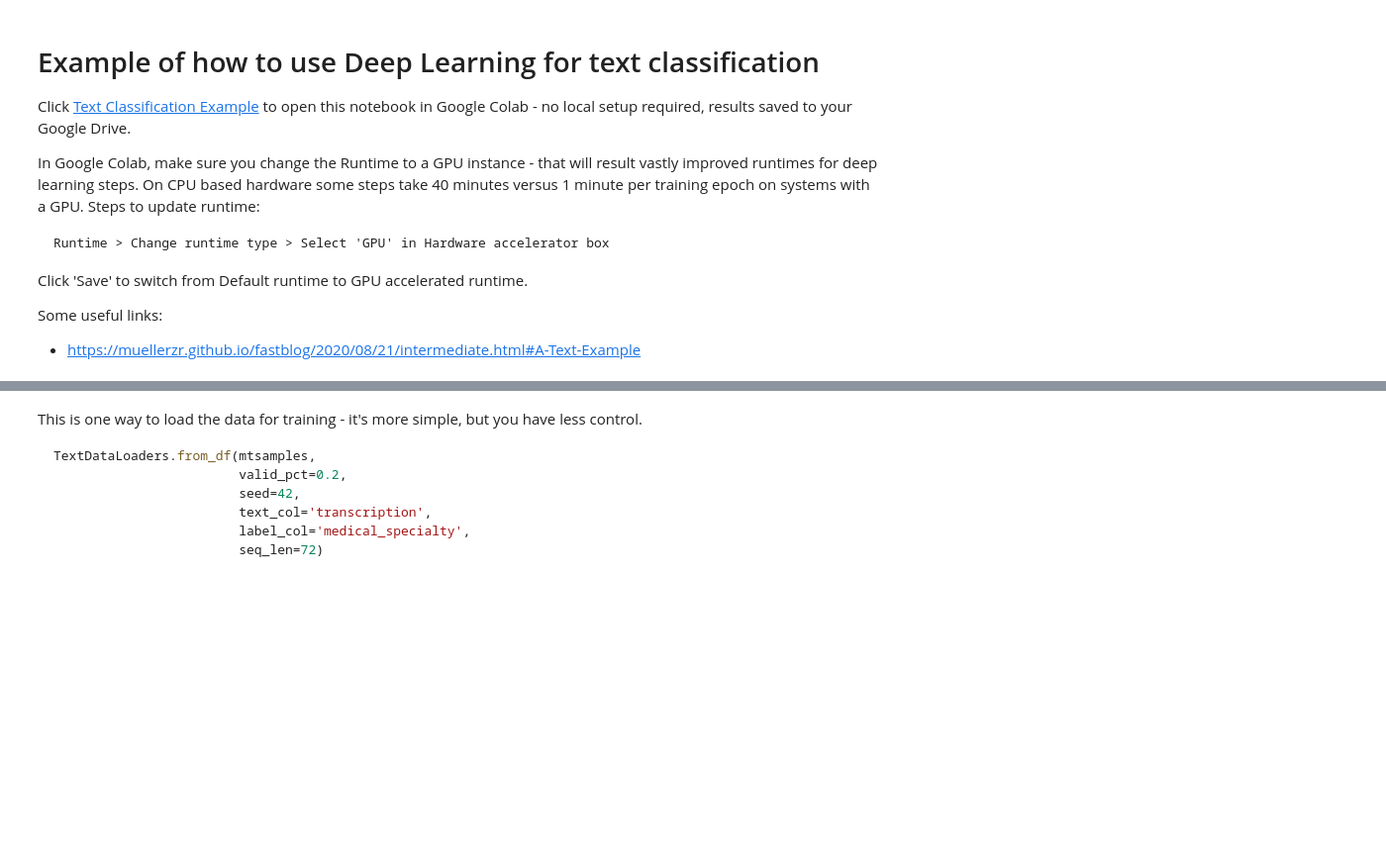
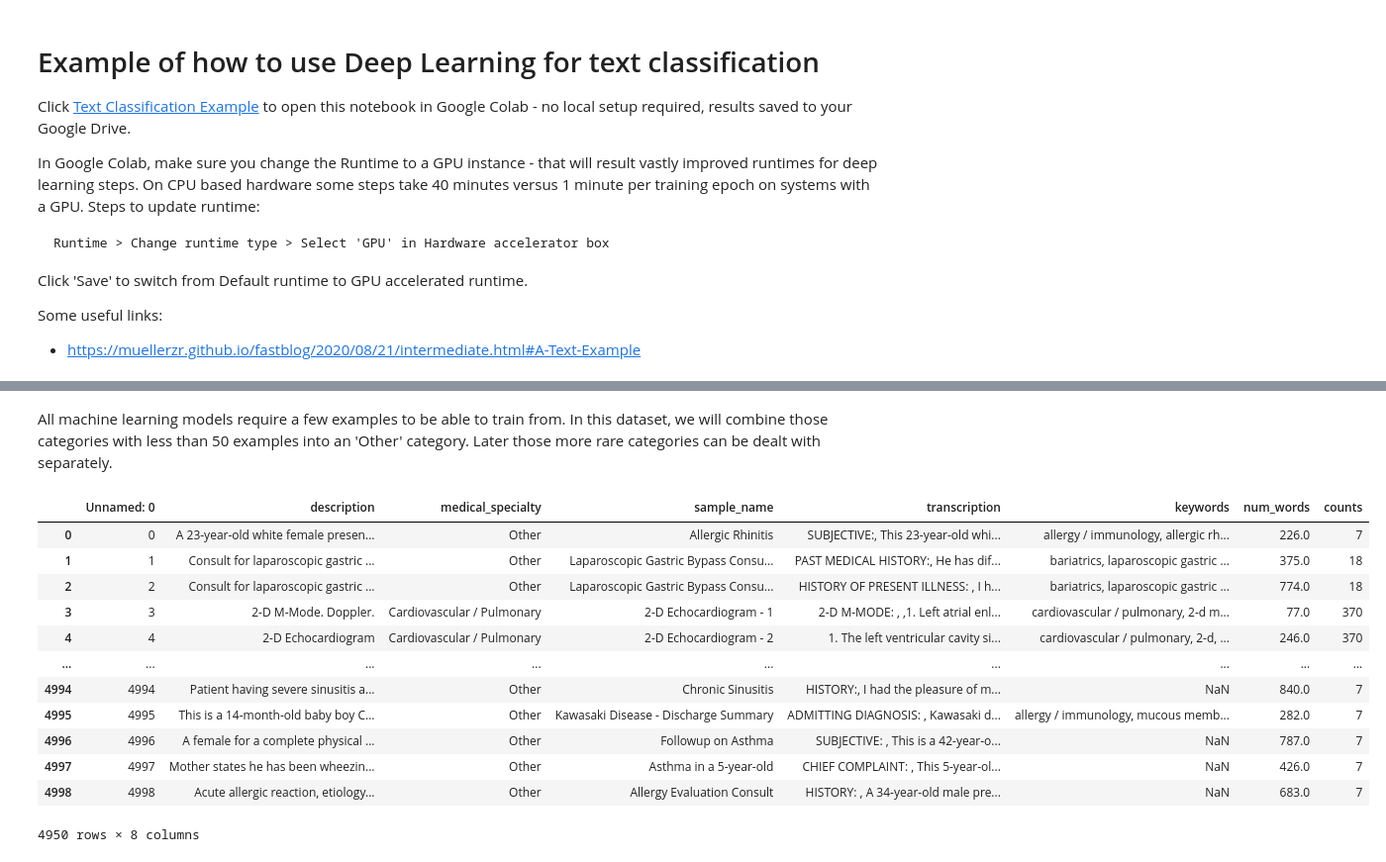
Before and after one commit to magic-lantern/coprh-nlp-2021, a Jupyter notebook: text_classification_colab.ipynb, the cells around one changed output, grey strips where cells are left out. Shown at 99% size. Cells and saved outputs as stored; diff of their text form; code cells hidden in the pictures; blank space fills up the shorter version.

````diff
--- a/text_classification_colab.ipynb
+++ b/text_classification_colab.ipynb
@@ -33,2 +31,12 @@ sequence_length = 512
+# %%
+# outside Google Colab, I'm not using fastbook
+if 'fastbook' in vars() or 'fastbook' in globals():
+    data_path = fastbook.gdrive / Path('data')
+    model_path = fastbook.gdrive / Path('models')
+else:
+    data_path = Path.cwd() / Path('data')
+    model_path = Path.cwd() / Path('models')
+data_file = data_path / 'mtsamples.csv'
+sequence_length = 512
 # %%
 data_file
@@ -44,3 +56,5 @@ else:
 # %%
 mtsamples = pd.read_csv(str(data_path) + '/mtsamples.csv')
+# remove leading/trailing spaces from text fields
+mtsamples = mtsamples.applymap(lambda x: x.strip() if isinstance(x, str) else x)
 mtsamples.head()
@@ -67,11 +219,0 @@ mtsamples.medical_specialty.value_counts()
-# %% [markdown]
-This is one way to load the data for training - it's more simple, but you have less control.
-
-```python
-TextDataLoaders.from_df(mtsamples,
-                        valid_pct=0.2,
-                        seed=42,
-                        text_col='transcription',
-                        label_col='medical_specialty',
-                        seq_len=72)
-```
@@ -84,0 +220,20 @@ dls_lm = DataBlock(
+# %% [markdown]
+All machine learning models require a few examples to be able to train from. In this dataset, we will combine those categories with less than 50 examples into an 'Other' category. Later those more rare categories can be dealt with separately.
+# %%
+mtsamples['counts'] = mtsamples.groupby(['medical_specialty'])['transcription'].transform('count')
+# %%
+mtsamples.head()
+# %% [output]
+|  | Unnamed: 0 | description | medical_specialty | sample_name | transcription | keywords | num_words | counts |
+| 0 | 0 | A 23-year-old white female presen... | Other | Allergic Rhinitis | SUBJECTIVE:, This 23-year-old whi... | allergy / immunology, allergic rh... | 226.0 | 7 |
+| 1 | 1 | Consult for laparoscopic gastric ... | Other | Laparoscopic Gastric Bypass Consu... | PAST MEDICAL HISTORY:, He has dif... | bariatrics, laparoscopic gastric ... | 375.0 | 18 |
+| 2 | 2 | Consult for laparoscopic gastric ... | Other | Laparoscopic Gastric Bypass Consu... | HISTORY OF PRESENT ILLNESS: , I h... | bariatrics, laparoscopic gastric ... | 774.0 | 18 |
+| 3 | 3 | 2-D M-Mode. Doppler. | Cardiovascular / Pulmonary | 2-D Echocardiogram - 1 | 2-D M-MODE: , ,1. Left atrial enl... | cardiovascular / pulmonary, 2-d m... | 77.0 | 370 |
+| 4 | 4 | 2-D Echocardiogram | Cardiovascular / Pulmonary | 2-D Echocardiogram - 2 | 1. The left ventricular cavity si... | cardiovascular / pulmonary, 2-d, ... | 246.0 | 370 |
+| ... | ... | ... | ... | ... | ... | ... | ... | ... |
+| 4994 | 4994 | Patient having severe sinusitis a... | Other | Chronic Sinusitis | HISTORY:, I had the pleasure of m... | NaN | 840.0 | 7 |
+| 4995 | 4995 | This is a 14-month-old baby boy C... | Other | Kawasaki Disease - Discharge Summary | ADMITTING DIAGNOSIS: , Kawasaki d... | allergy / immunology, mucous memb... | 282.0 | 7 |
+| 4996 | 4996 | A female for a complete physical ... | Other | Followup on Asthma | SUBJECTIVE: , This is a 42-year-o... | NaN | 787.0 | 7 |
+| 4997 | 4997 | Mother states he has been wheezin... | Other | Asthma in a 5-year-old | CHIEF COMPLAINT: , This 5-year-ol... | NaN | 426.0 | 7 |
+| 4998 | 4998 | Acute allergic reaction, etiology... | Other | Allergy Evaluation Consult | HISTORY: , A 34-year-old male pre... | NaN | 683.0 | 7 |
+4950 rows × 8 columns
````
Also changed, not shown: parts of 74 cells of this notebook.
